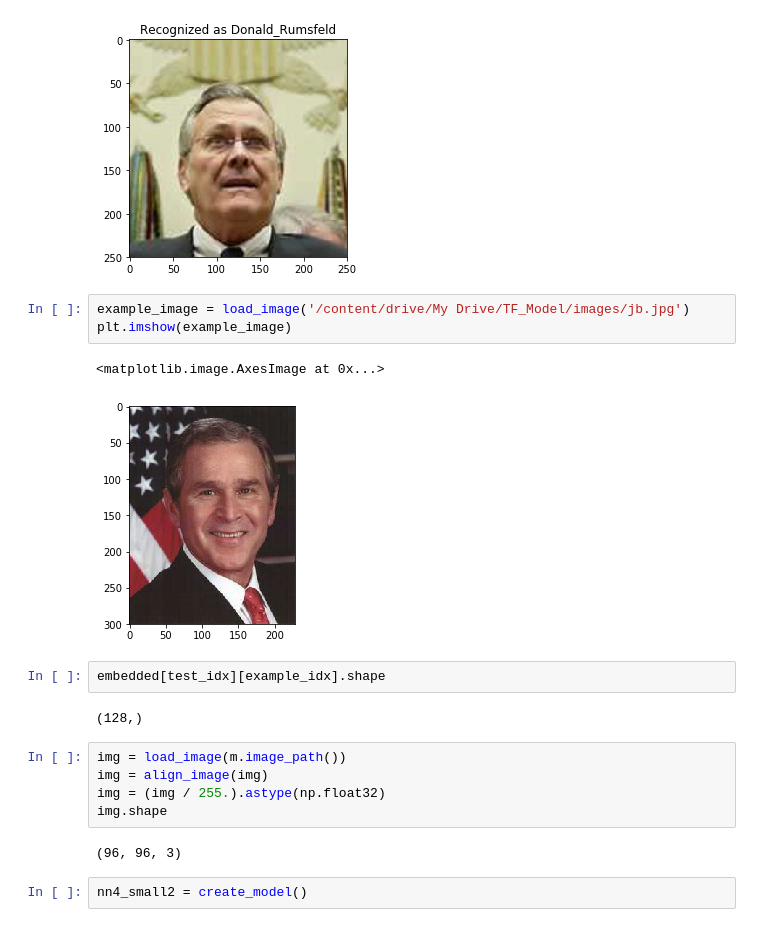
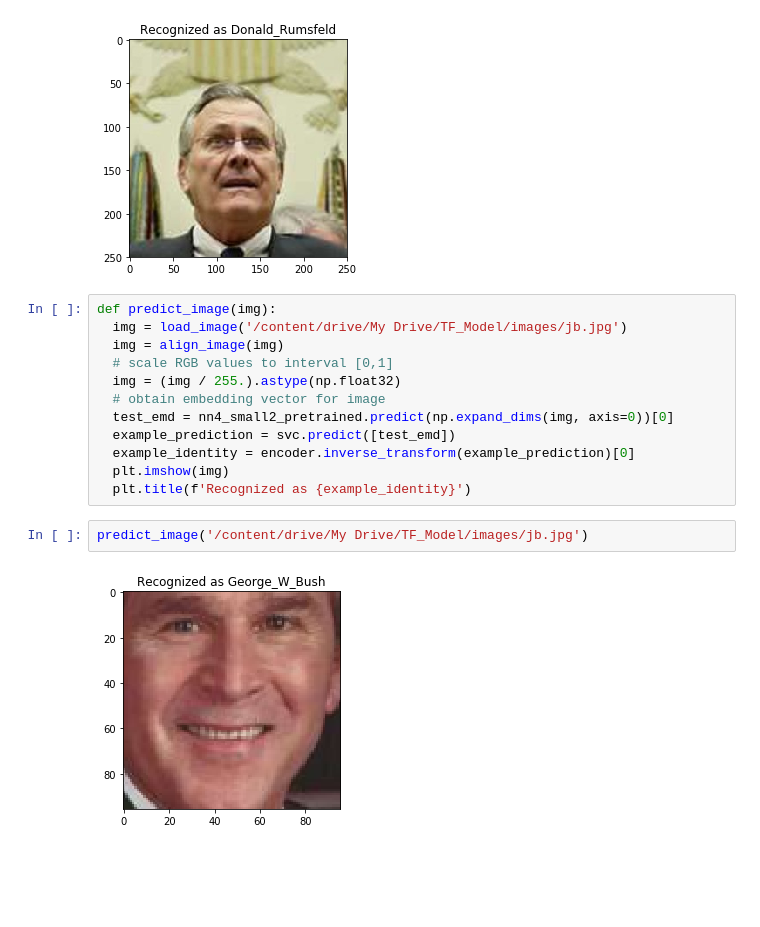
Before and after one commit to Subhraj07/Machine_Learning_Models, a Jupyter notebook: MLpractice/CEREBRINOCS/FD_test.ipynb, the cells around one changed output. Saved outputs shown, nothing was run; the diff lists cells and outputs as text; blank space fills up the shorter version.

```diff
--- a/MLpractice/CEREBRINOCS/FD_test.ipynb
+++ b/MLpractice/CEREBRINOCS/FD_test.ipynb
@@ -894,22 +895,19 @@ plt.title(f'Recognized as {example_identity}')
 # %% [output]
 Text(0.5, 1.0, 'Recognized as Donald_Rumsfeld')
 [figure]
+# %%
+def predict_image(img):
+  img = load_image('/content/drive/My Drive/TF_Model/images/jb.jpg')
+  img = align_image(img)
+  # scale RGB values to interval [0,1]
+  img = (img / 255.).astype(np.float32)
+  # obtain embedding vector for image
+  test_emd = nn4_small2_pretrained.predict(np.expand_dims(img, axis=0))[0]
+  example_prediction = svc.predict([test_emd])
+  example_identity = encoder.inverse_transform(example_prediction)[0]
+  plt.imshow(img)
+  plt.title(f'Recognized as {example_identity}')
 # %%
-example_image = load_image('/content/drive/My Drive/TF_Model/images/jb.jpg')
-plt.imshow(example_image)
+predict_image('/content/drive/My Drive/TF_Model/images/jb.jpg')
 # %% [output]
-<matplotlib.image.AxesImage at 0x...>
-[figure, old version]
+[figure, new version]
-# %%
-embedded[test_idx][example_idx].shape
-# %% [output]
-(128,)
-# %%
-img = load_image(m.image_path())
-img = align_image(img)
-img = (img / 255.).astype(np.float32)
-img.shape
-# %% [output]
-(96, 96, 3)
-# %%
-nn4_small2 = create_model()
```
Also changed, not shown: parts of 4 cells of this notebook.
